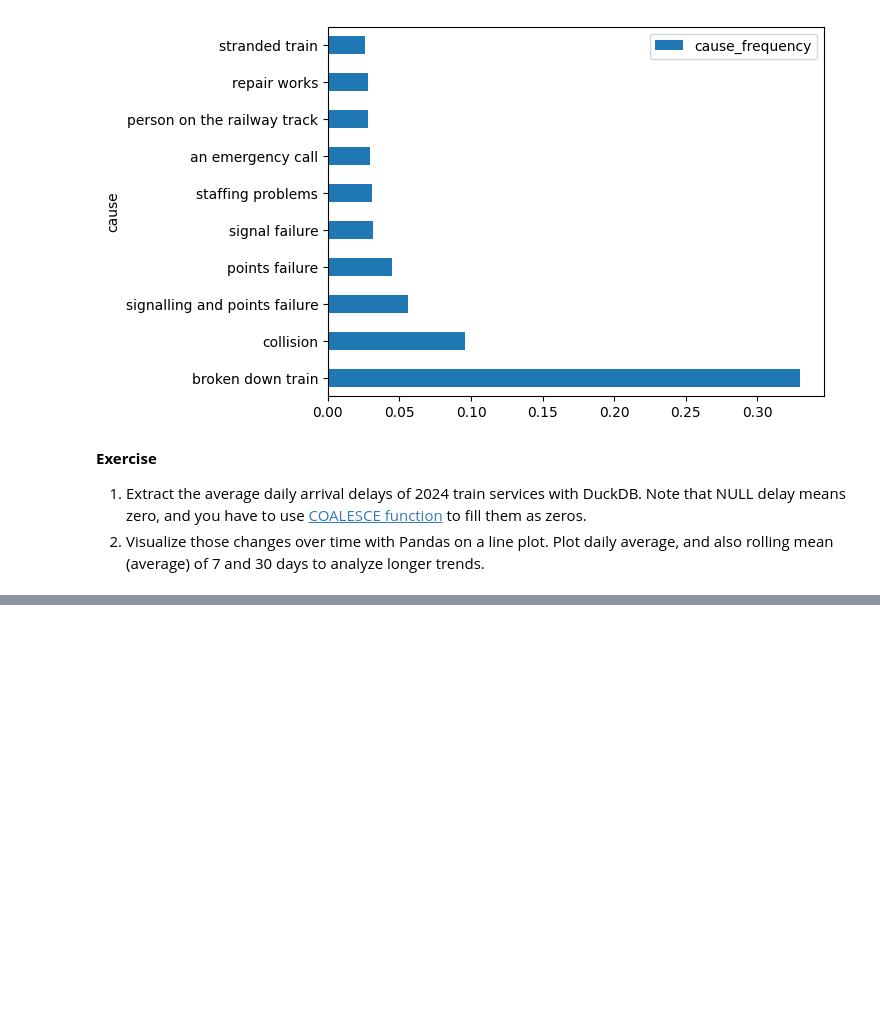
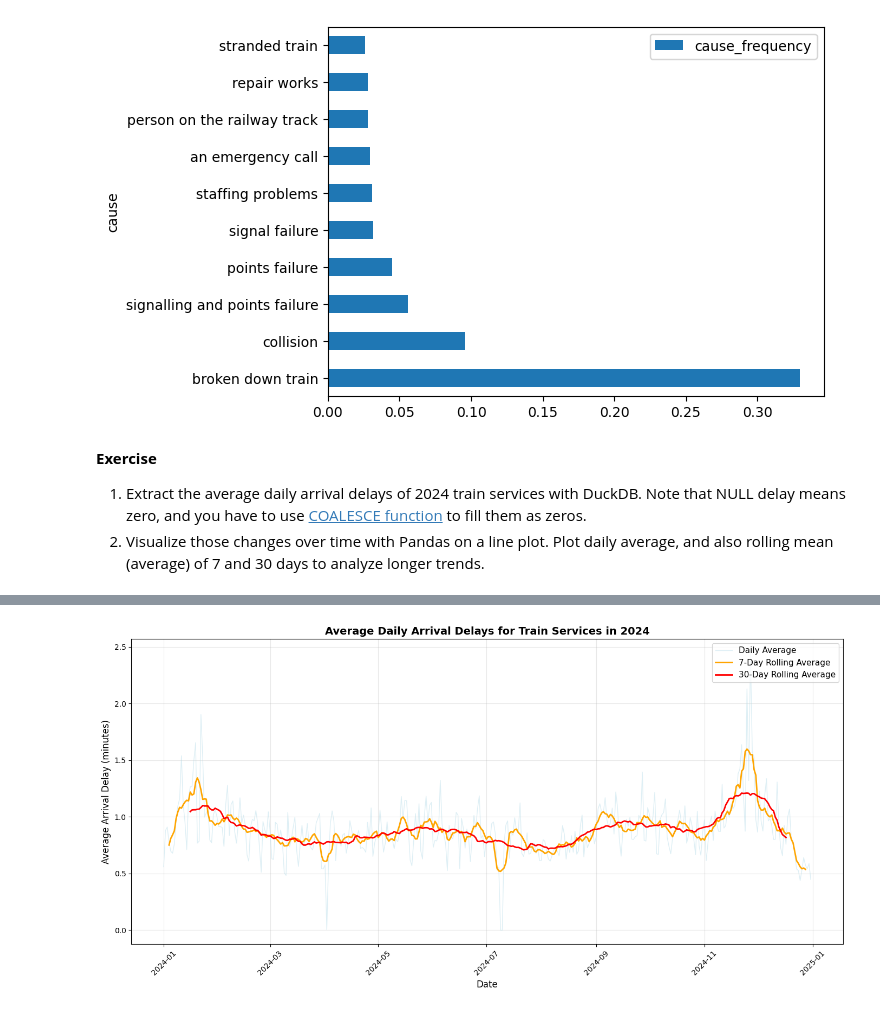
Before and after one commit to xiazek/issi_MLOps_lab, a Jupyter notebook: lab02/notebook_02_duckdb.ipynb, the cells around one changed output, grey strips where cells are left out. Drawn from its saved outputs; the diff is of its cells as text; code cells hidden in the pictures; blank space fills up the shorter version.

Commit message:
lab 02 - DuckDB interoperability: read services.csv into DF using duckDB. Then present average delay chart.

```diff
--- a/lab02/notebook_02_duckdb.ipynb
+++ b/lab02/notebook_02_duckdb.ipynb
@@ -805,3 +805,13 @@ df_disruptions_statistics.plot.barh(x="cause", y="cause_frequency")
 
 1. Extract the average daily arrival delays of 2024 train services with DuckDB. Note that NULL delay means zero, and you have to use [COALESCE function](https://duckdb.org/docs/stable/sql/functions/utility.html#coalesceexpr-) to fill them as zeros.
 2. Visualize those changes over time with Pandas on a line plot. Plot daily average, and also rolling mean (average) of 7 and 30 days to analyze longer trends.
+# %%
+df_services = pd.read_csv('data/services-2024.csv', dtype_backend="pyarrow")
+
+df_delay_statistics = duckdb.sql("""
+SELECT CAST("Service:Date" AS DATE) AS date,
+       AVG(COALESCE("Stop:Arrival delay", 0)) AS avg_delay
+FROM df_services
+GROUP BY "Service:Date"
+ORDER BY date
+""").df()
@@ -807,0 +827,40 @@ df_disruptions_statistics.plot.barh(x="cause", y="cause_frequency")
+# %%
+# 2. Visualize those changes over time with Pandas on a line plot. Plot daily average, and also rolling mean (average) of 7 and 30 days to analyze longer trends.
+import matplotlib.dates as mdates
+
+df_delay_statistics['rolling_7'] = df_delay_statistics['avg_delay'].rolling(window=7, center=True).mean()
+df_delay_statistics['rolling_30'] = df_delay_statistics['avg_delay'].rolling(window=30, center=True).mean()
+
+daily_delays_df = df_delay_statistics
+# Calculate rolling averages
+daily_delays_df['rolling_7'] = daily_delays_df['avg_delay'].rolling(window=7, center=True).mean()
+daily_delays_df['rolling_30'] = daily_delays_df['avg_delay'].rolling(window=30, center=True).mean()
+
+fig, ax = plt.subplots(figsize=(14, 7))
+
+# Plot all three lines
+ax.plot(daily_delays_df['date'], daily_delays_df['avg_delay'],
+        label='Daily Average', alpha=0.4, linewidth=1, color='lightblue')
+ax.plot(daily_delays_df['date'], daily_delays_df['rolling_7'],
+        label='7-Day Rolling Average', linewidth=2, color='orange')
+ax.plot(daily_delays_df['date'], daily_delays_df['rolling_30'],
+        label='30-Day Rolling Average', linewidth=2, color='red')
+
+# Formatting labels
+ax.set_xlabel('Date', fontsize=12)
+ax.set_ylabel('Average Arrival Delay (minutes)', fontsize=12)
+ax.set_title('Average Daily Arrival Delays for Train Services in 2024',
+             fontsize=14, fontweight='bold')
+ax.legend(loc='upper right', fontsize=11)
+ax.grid(True, alpha=0.3)
+
+# Configure x-axis date formatting to show one label per 2 months
+ax.xaxis.set_major_locator(mdates.MonthLocator(interval=2))
+ax.xaxis.set_major_formatter(mdates.DateFormatter('%Y-%m'))
+
+# Rotate x-axis labels for better readability
+plt.xticks(rotation=45)
+
+plt.tight_layout()
+plt
+# %% [output]
@@ -807,0 +868 @@ df_disruptions_statistics.plot.barh(x="cause", y="cause_frequency")
+[figure, added]
```
Also changed, not shown: parts of 2 cells of this notebook.
